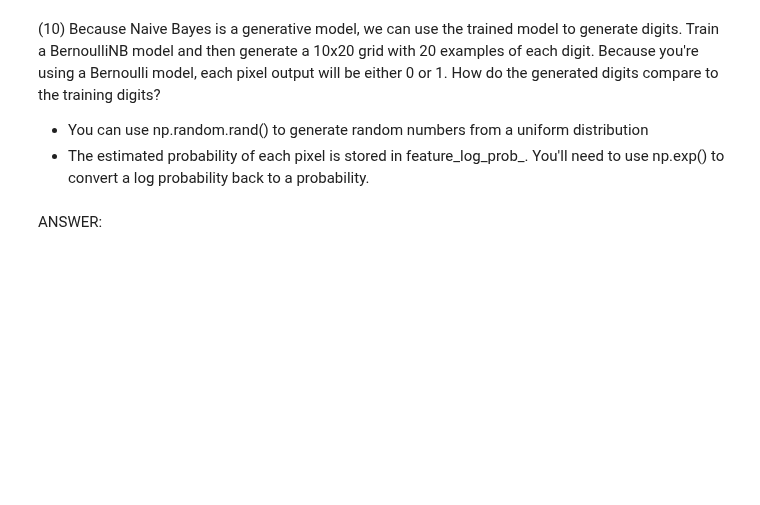
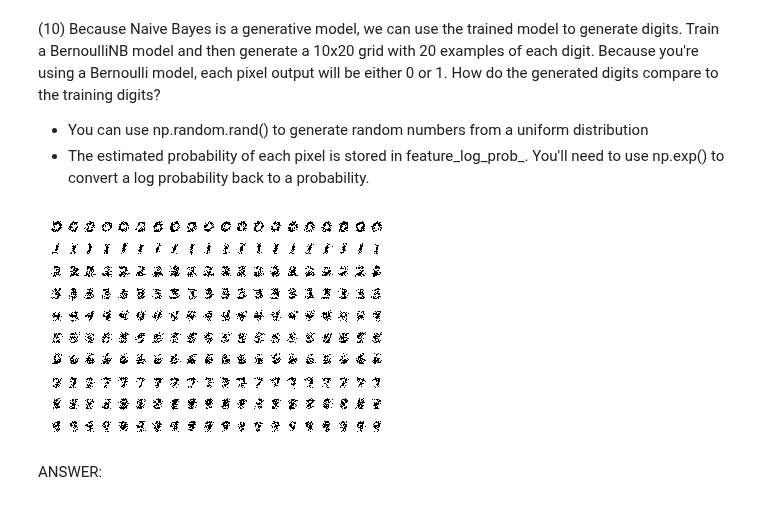
Before and after one commit to kevinhanna/W207_Projects, a Jupyter notebook: Kevin_Hanna_p1.ipynb, the cells around one changed output. Saved outputs shown, nothing was run; the diff lists cells and outputs as text; code cells hidden in the pictures; blank space fills up the shorter version.

```diff
--- a/Kevin_Hanna_p1.ipynb
+++ b/Kevin_Hanna_p1.ipynb
@@ -550,3 +554,27 @@ ANSWER:
+# %%
+def P10(num_examples):
+
+### STUDENT START ###
+    X = train_data
+    y = train_labels
+
+    cls = BernoulliNB().fit(X, y)
+
+    for i in range(10):
+        digit_class = np.exp(cls.feature_log_prob_[i])
+        for j in range(num_examples):
+            rand_digit = np.random.rand(28,28)
+            matrix_digit_class = digit_class.reshape(28,28)
+#             gen_digit = (matrix_digit_class + rand_digit)/2 > 0.5
+            gen_digit = (matrix_digit_class > rand_digit)
+            axes = plt.subplot(10, num_examples, i*num_examples+j+1, xticks=[], yticks=[], frame_on=False)
+            axes.imshow(gen_digit, cmap='Greys',  interpolation='nearest')
+
+### STUDENT END ###
+
+P10(20)
+# %% [output]
+[figure, added]
 # %% [markdown]
 ANSWER:
 # %% [markdown]
```
Also changed, not shown: parts of 13 cells of this notebook.
